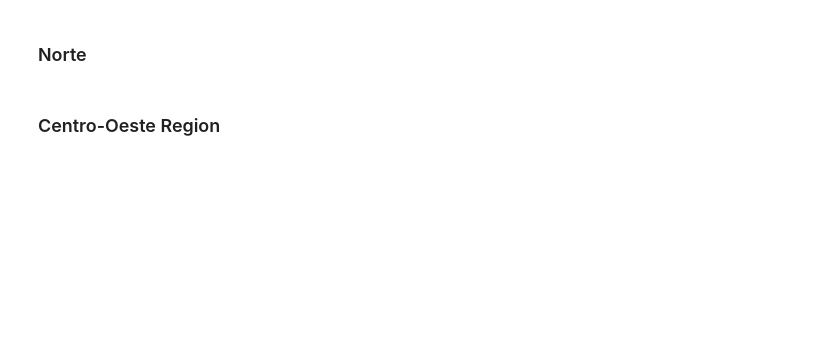
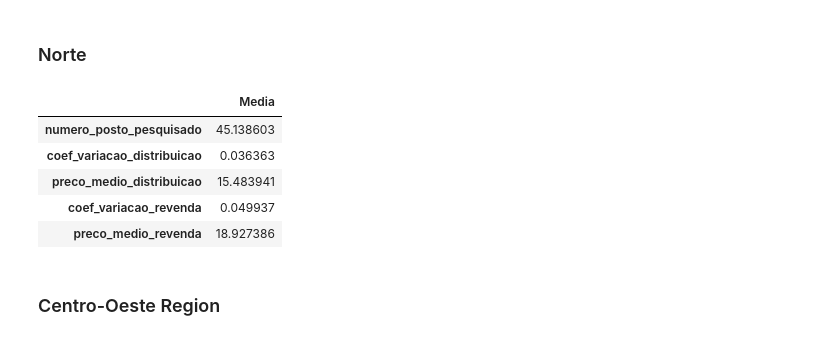
Before and after one commit to 02-data-analysis-cv-cin/gas-prices-brazil, a Jupyter notebook: notebook/gas_price_in_brazil.ipynb, the cells around one changed output. Cells and saved outputs as stored; diff of their text form; code cells hidden in the pictures; blank space fills up the shorter version.

```diff
--- a/notebook/gas_price_in_brazil.ipynb
+++ b/notebook/gas_price_in_brazil.ipynb
@@ -888,9 +1046,16 @@ temp
 # %% [markdown]
 ### Norte
 # %%
-temp = interess_gas_prices_brazil_df[(interess_gas_prices_brazil_df['REGIÃO'] == 'NORTE') & (interess_gas_prices_brazil_df['ANO'] == 2019)][coef_med_columns].mean().transpose().to_frame()
+temp = interess_gas_prices_brazil_df[(interess_gas_prices_brazil_df['regiao'] == 'NORTE') & (interess_gas_prices_brazil_df['ano'] == 2019)][coef_med_columns].mean().transpose().to_frame()
 temp.columns = ["Media"]
 temp
+# %% [output]
+|  | Media |
+| numero_posto_pesquisado | 45.138603 |
+| coef_variacao_distribuicao | 0.036363 |
+| preco_medio_distribuicao | 15.483941 |
+| coef_variacao_revenda | 0.049937 |
+| preco_medio_revenda | 18.927386 |
 # %% [markdown]
 ### Centro-Oeste Region
 # %%
```
Also changed, not shown: parts of 80 cells of this notebook, 1 other file.
